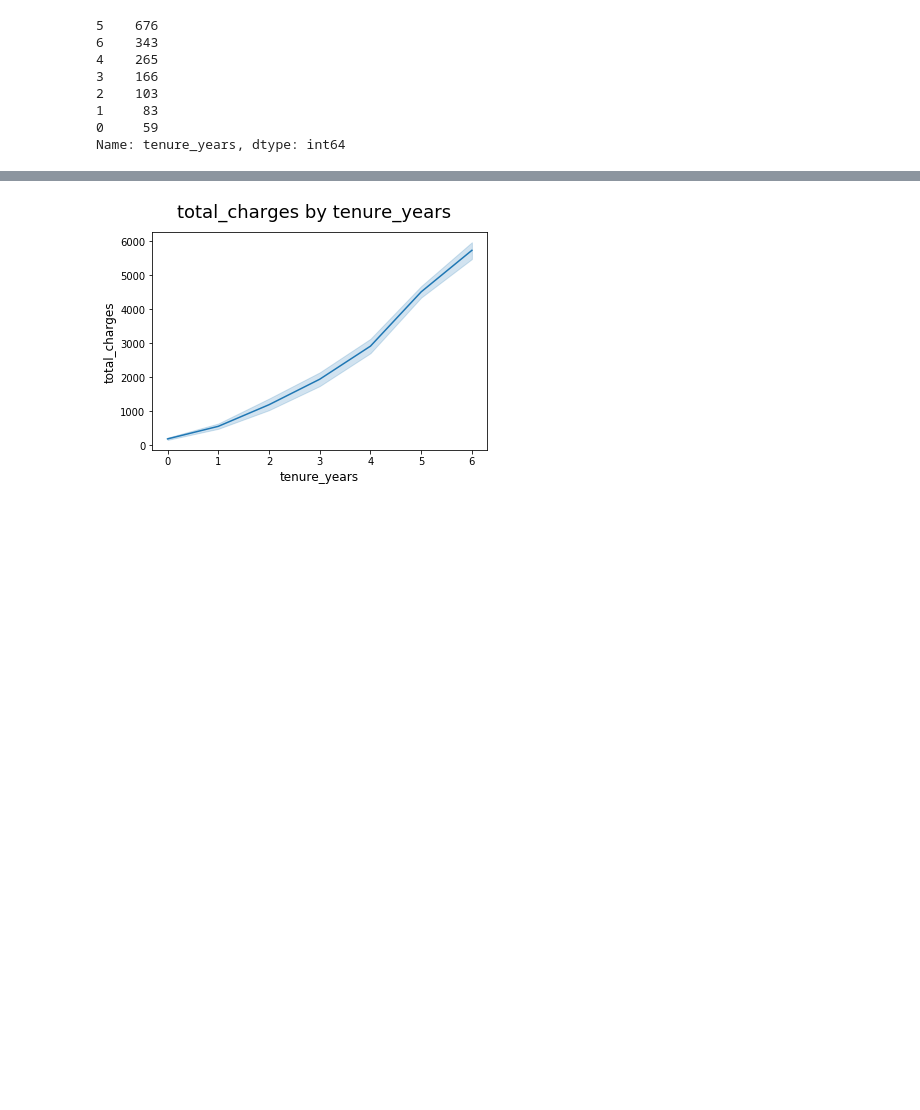
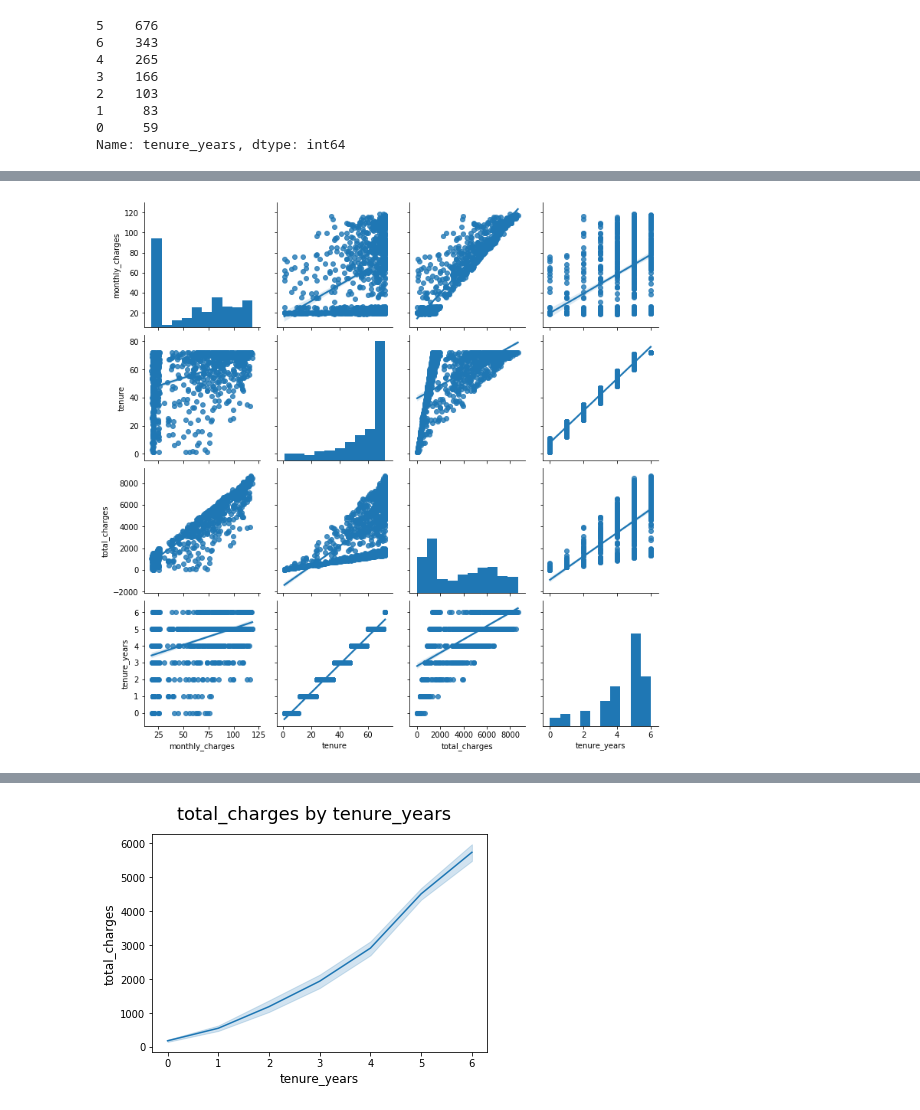
Before and after one commit to faithkane3/regression, a Jupyter notebook: explore.ipynb, the cells around one changed output, grey strips where cells are left out. Cells and saved outputs as stored; diff of their text form; code cells hidden in the pictures; blank space fills up the shorter version.

```diff
--- a/explore.ipynb
+++ b/explore.ipynb
@@ -72,12 +42,9 @@ pd.__version__
 # %%
 def months_to_years(df):
     """
-    Takes:
-          df
-    Returns:
-          df with new feature "tenure_years"
+    Takes in a df and returns the df with new feature "tenure_years"
     """
-    df["tenure_years"] = round(df.tenure // 12).astype(object)
+    df["tenure_years"] = round(df.tenure // 12)
     return df
 # %%
 df = months_to_years(df)
@@ -119,0 +89,17 @@ memory usage: 146.2+ KB
+# %%
+# Create test dataset
+
+train_validate, test = train_test_split(df,
+                                        test_size=.2,
+                                        random_state=123)
+# Create train and validate datsets
+
+train, validate = train_test_split(train_validate,
+                                   test_size=.3,
+                                   random_state=123)
+
+# Take a look at your split datasets
+
+print(f'train -> {train.shape}')
+print(f'validate -> {validate.shape}')
+print(f'test -> {test.shape}')
@@ -119,0 +114,15 @@ memory usage: 146.2+ KB
+# %%
+def plot_variable_pairs(train):
+    """
+    Takes in a df and displays a PairGrid plot of all relationships,
+    histogram and scatter plots.
+    """
+    g = sns.PairGrid(train)
+    g.map_diag(plt.hist)
+    g.map_offdiag(sns.regplot)
+
+    plt.show()
+# %%
+plot_variable_pairs(train)
+# %% [output]
+[figure, added]
```
Also changed, not shown: parts of 30 cells of this notebook.
